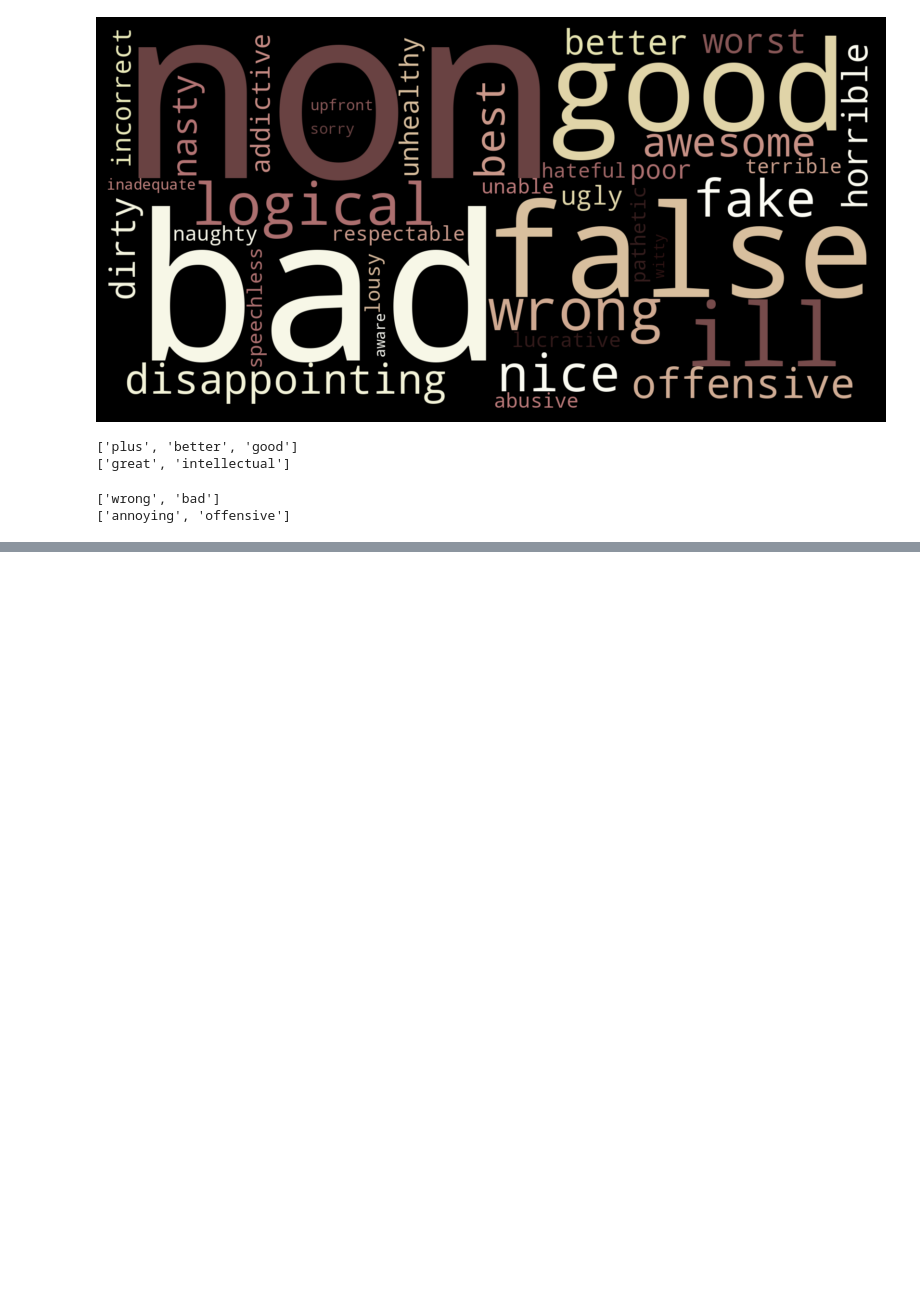
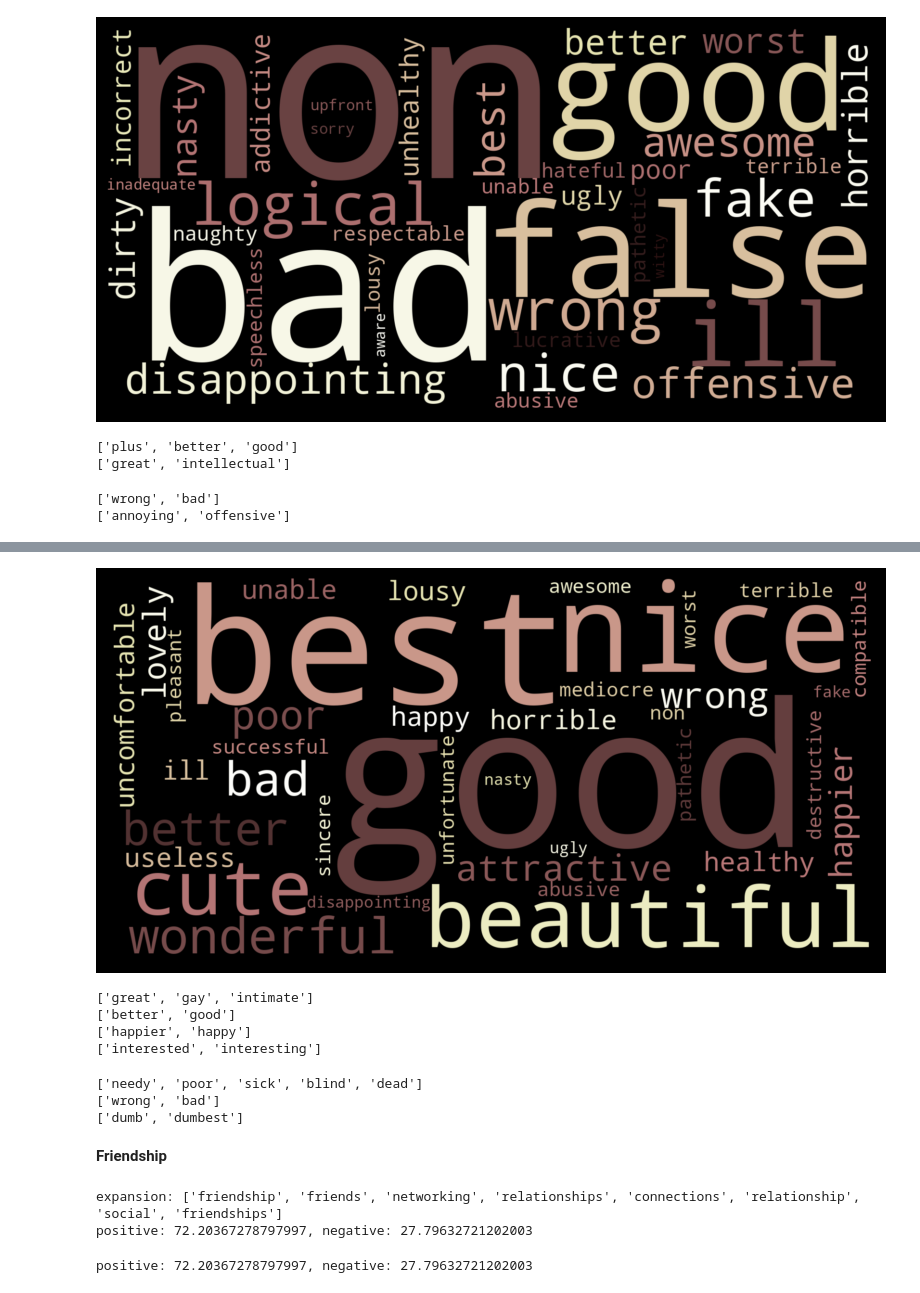
Before and after one commit to aleceress/datingapp_sentiment, a Jupyter notebook: syntax_freq_lexicon.ipynb, the cells around one changed output, grey strips where cells are left out. Cells and saved outputs as stored; diff of their text form; code cells hidden in the pictures; blank space fills up the shorter version.

```diff
--- a/syntax_freq_lexicon.ipynb
+++ b/syntax_freq_lexicon.ipynb
@@ -325,0 +370,28 @@ neg_clusters, G = aspect_extraction.cluster_query_adjs(query_aspects, aspects_ad
+# %%
+sentiment_extraction.get_wordcloud(query_aspects, aspects_adjs)
+# %% [output]
+[figure, added]
+# %%
+pos_clusters, G = aspect_extraction.cluster_query_adjs(query_aspects, aspects_adjs, polarity= "pos")
+# %% [output]
+['great', 'gay', 'intimate']
+['better', 'good']
+['happier', 'happy']
+['interested', 'interesting']
+# %%
+neg_clusters, G  = aspect_extraction.cluster_query_adjs(query_aspects, aspects_adjs, polarity= "neg")
+# %% [output]
+['needy', 'poor', 'sick', 'blind', 'dead']
+['wrong', 'bad']
+['dumb', 'dumbest']
+# %% [markdown]
+__Friendship__
+# %%
+pos, neg, query_aspects, query_ranking = get_query_polarity_percentage(query= ["friendship", "friends", "networking"], not_query= ["love"], threshold=0.68)
+# %% [output]
+expansion: ['friendship', 'friends', 'networking', 'relationships', 'connections', 'relationship', 'social', 'friendships']
+positive: 72.20367278797997, negative: 27.79632721202003
+# %%
+print(f"positive: {pos}, negative: {neg}")
+# %% [output]
+positive: 72.20367278797997, negative: 27.79632721202003
```
Also changed, not shown: parts of 50 cells of this notebook, 4 other files.
